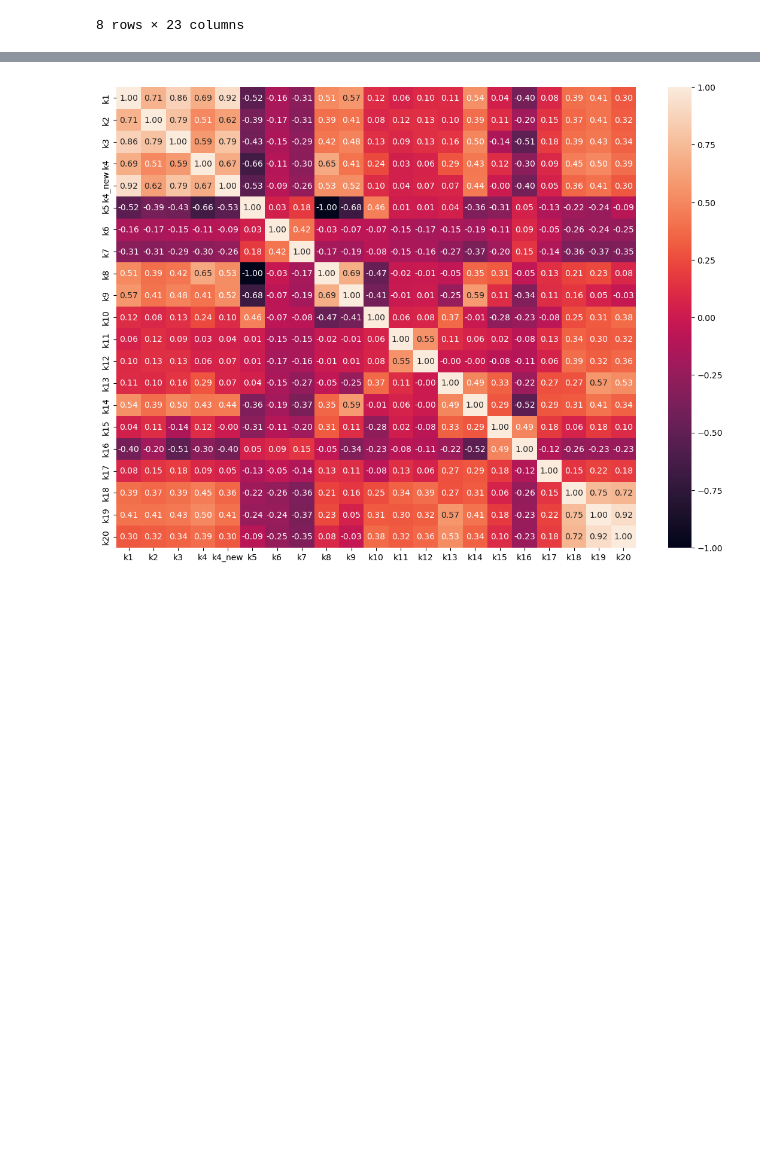
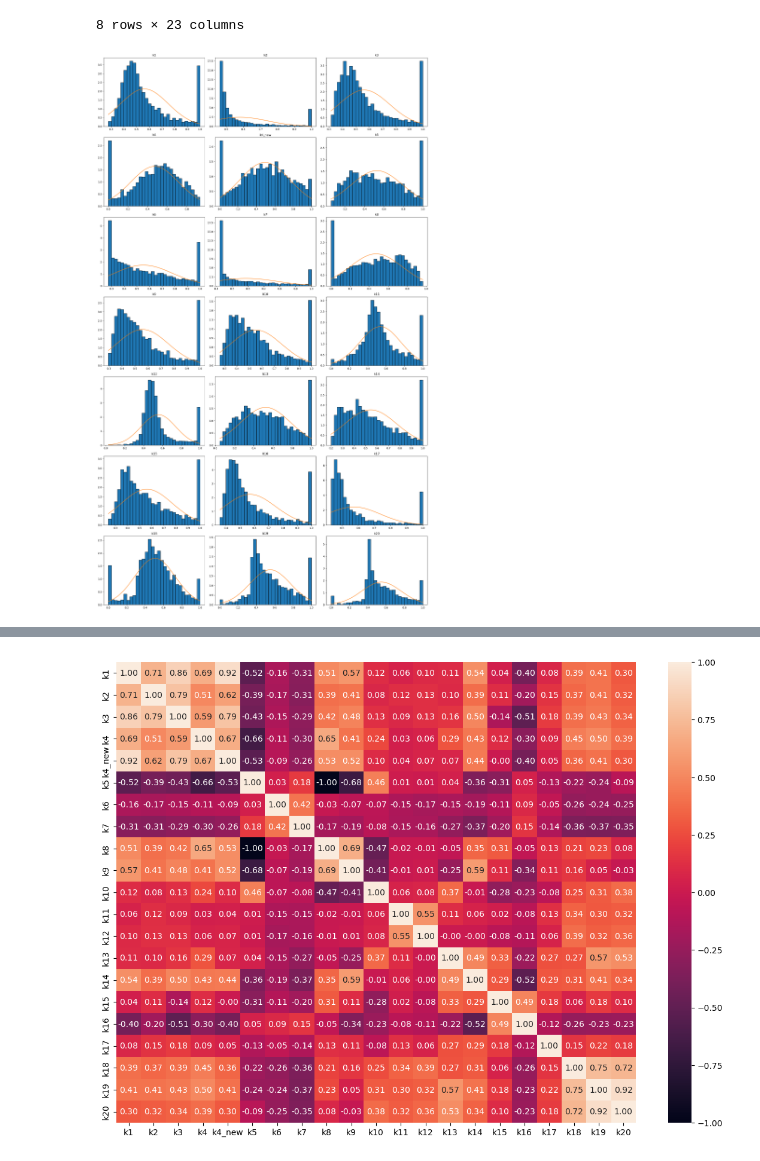
Before and after one commit to aquapuziq/BSU_DA-DS_labs, a Jupyter notebook: preliminary_stat_and_corr_analysis/prestat_and_corr.ipynb, the cells around one changed output, grey strips where cells are left out. Saved outputs shown, nothing was run; the diff lists cells and outputs as text; code cells hidden in the pictures; blank space fills up the shorter version.

```diff
--- a/preliminary_stat_and_corr_analysis/prestat_and_corr.ipynb
+++ b/preliminary_stat_and_corr_analysis/prestat_and_corr.ipynb
@@ -293,3 +293,23 @@ norm_data.describe()
 | 75% | 1128.500000 | 0.638342 | 0.609487 | 0.640587 | 0.651452 | 0.696238 | 0.729264 | 0.714190 | 0.699347 | 0.703217 | ... |
 | max | 28650.000000 | 1.000000 | 1.000000 | 1.000000 | 0.935855 | 1.000000 | 1.000000 | 1.000000 | 1.000000 | 0.962730 | ... |
 8 rows × 23 columns
+# %%
+fig, axes = plt.subplots(7, 3, figsize = (18, 30))
+axes = axes.flatten()
+
+for i, k in enumerate(data.columns[1: -1]):
+    data_tmp = norm_data[k].dropna()
+    mean_v = data_tmp.mean()
+    std_v = data_tmp.std()
+
+    axes[i].hist(data_tmp, bins = 30, density = True, edgecolor = 'black')
+
+    x = np.linspace(data_tmp.min(), data_tmp.max(), 100)
+    y = norm.pdf(x, loc = mean_v, scale = std_v)
+
+    axes[i].plot(x,y)
+    axes[i].set_title(k)
+plt.tight_layout()
+plt.show()
+# %% [output]
+[figure, added]
```
Also changed, not shown: parts of 5 cells of this notebook, 1 other file.
